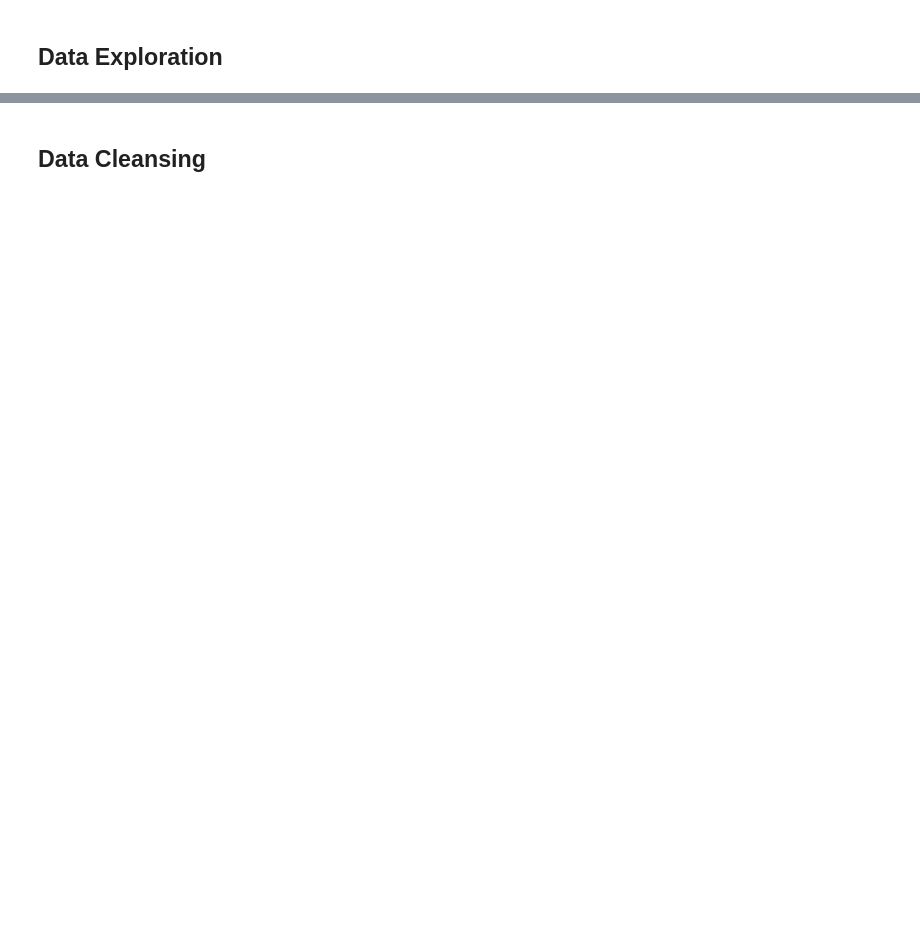
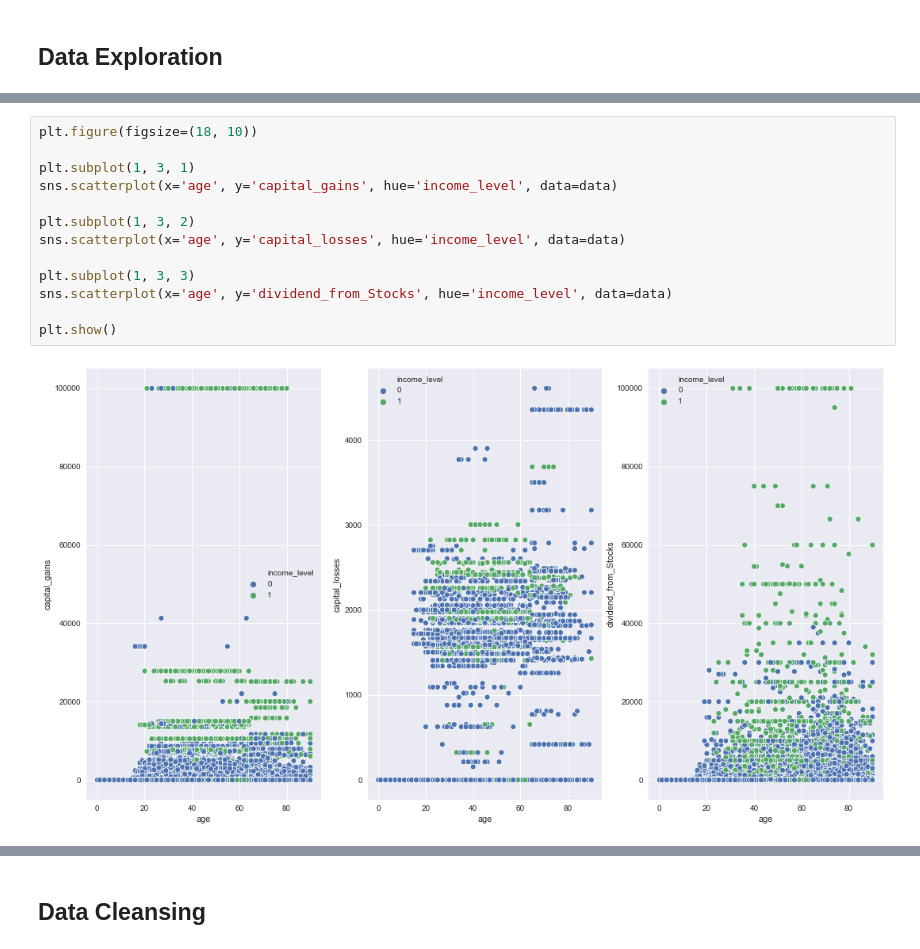
Before and after one commit to tt0507/Mini-Project, a Jupyter notebook: income_distribution/income_distribution.ipynb, the cells around one changed output, grey strips where cells are left out. Saved outputs shown, nothing was run; the diff lists cells and outputs as text; blank space fills up the shorter version.

```diff
--- a/income_distribution/income_distribution.ipynb
+++ b/income_distribution/income_distribution.ipynb
@@ -25,0 +68,15 @@ data['income_level'] = data['income_level'].map({-50000: 0, 50000: 1})
+# %%
+plt.figure(figsize=(18, 10))
+
+plt.subplot(1, 3, 1)
+sns.scatterplot(x='age', y='capital_gains', hue='income_level', data=data)
+
+plt.subplot(1, 3, 2)
+sns.scatterplot(x='age', y='capital_losses', hue='income_level', data=data)
+
+plt.subplot(1, 3, 3)
+sns.scatterplot(x='age', y='dividend_from_Stocks', hue='income_level', data=data)
+
+plt.show()
+# %% [output]
+[figure, added]
```
Also changed, not shown: parts of 9 cells of this notebook.
